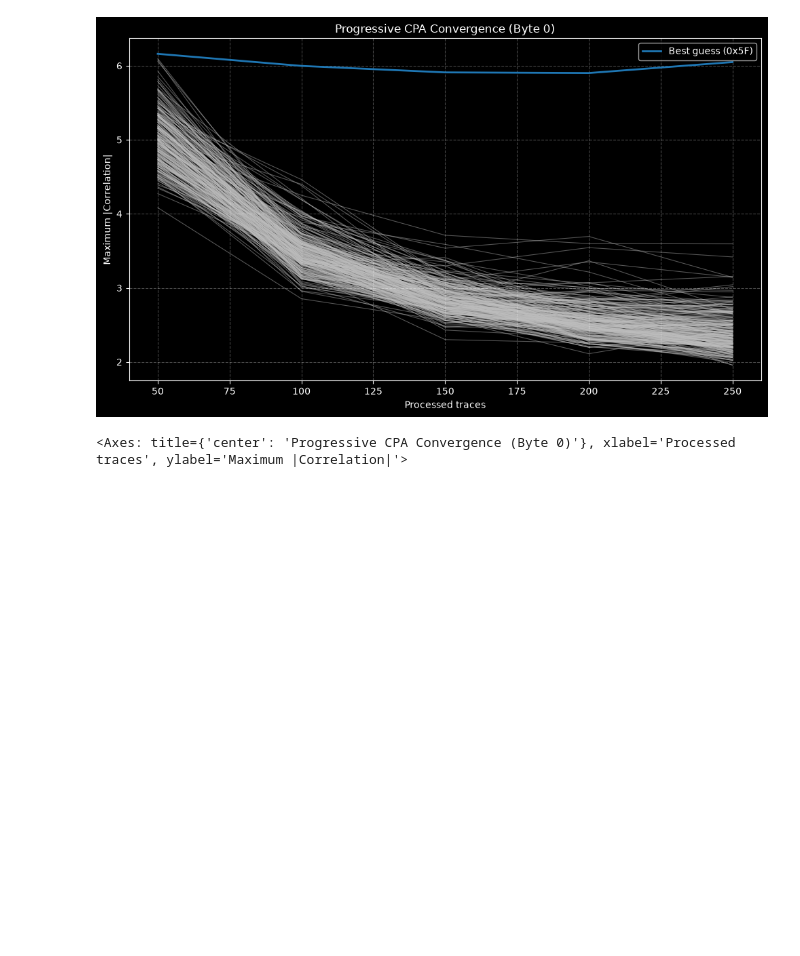
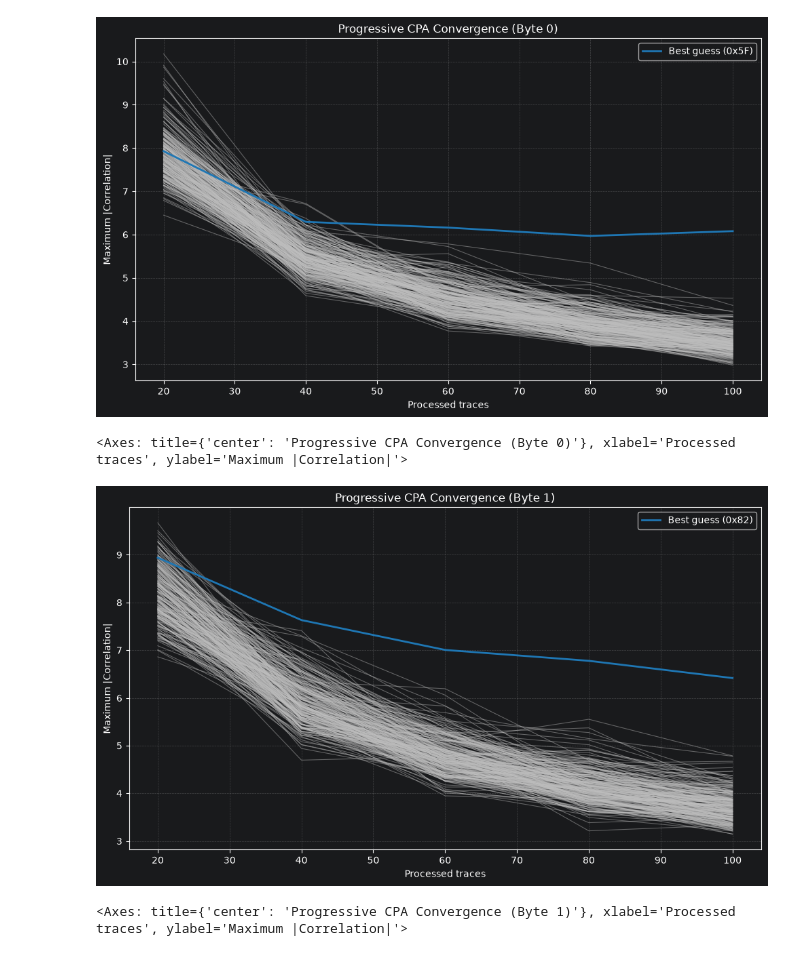
Before and after one commit to async2secure/scapyter, a Jupyter notebook: examples/chosen_plaintext_analysis/example.ipynb, the cells around one changed output. Cells and saved outputs as stored; diff of their text form; code cells hidden in the pictures; blank space fills up the shorter version.

```diff
--- a/examples/chosen_plaintext_analysis/example.ipynb
+++ b/examples/chosen_plaintext_analysis/example.ipynb
@@ -31,7 +48,13 @@ key: 5f82c2d9cfeb0fa321d7d982f8bd1045
 # %%
-results = cpta.attack_byte_progressive(byte_location=0, step=50, batch_size=50, range_parameters=range_parameters)
-plotter = ProgressiveCpaPlotter(results)
+results = attack.attack_groups_progressive(groups=groups, step=20, batch_size=20)
+plotter = ProgressiveCpaPlotter(results[0])
 plotter.plot_convergence(byte_index=0)
 # %% [output]
-[figure, old version]
+[figure, new version]
 <Axes: title={'center': 'Progressive CPA Convergence (Byte 0)'}, xlabel='Processed traces', ylabel='Maximum |Correlation|'>
+# %%
+plotter = ProgressiveCpaPlotter(results[1])
+plotter.plot_convergence(byte_index=1)
+# %% [output]
+[figure, added]
+<Axes: title={'center': 'Progressive CPA Convergence (Byte 1)'}, xlabel='Processed traces', ylabel='Maximum |Correlation|'>
```
Also changed, not shown: parts of 2 cells of this notebook, 9 other files.
